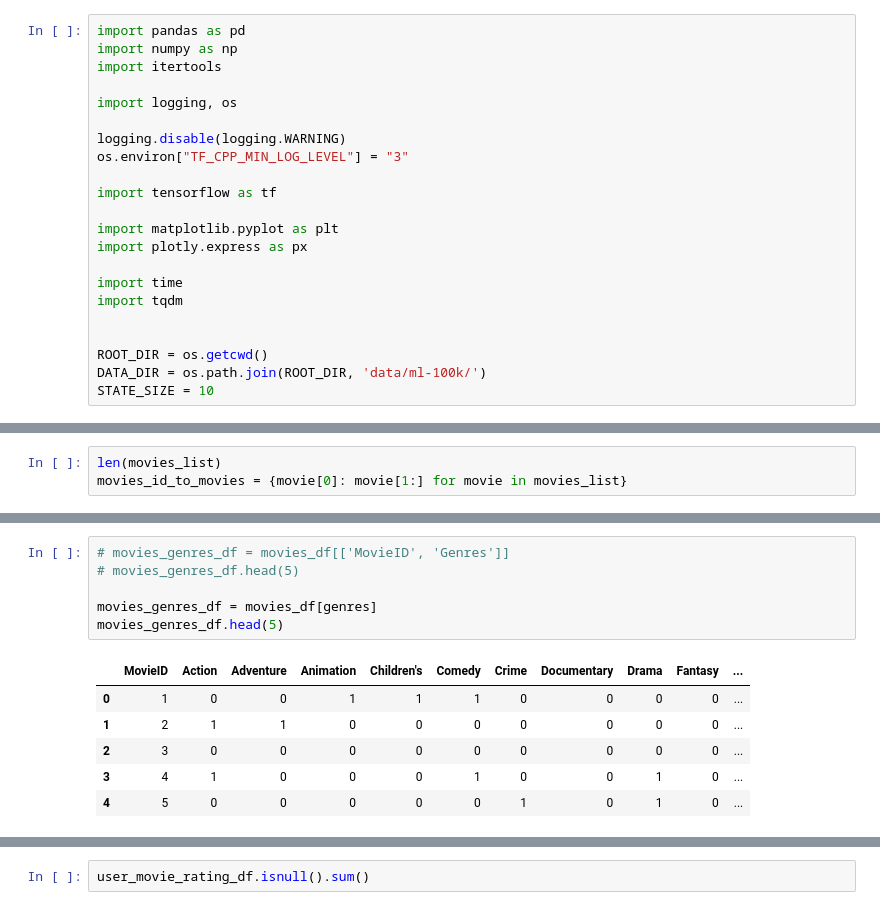
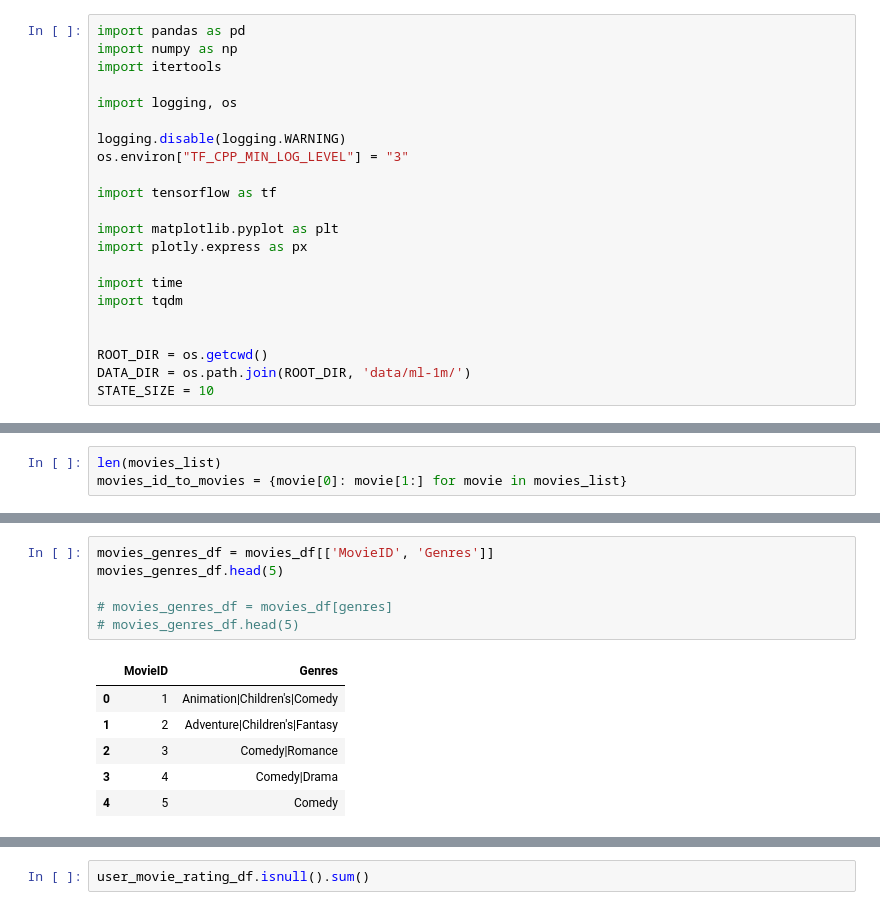
Before and after one commit to luanagbmartins/dlr-recsys, a Jupyter notebook: embed_ids.ipynb, the cells around one changed output, grey strips where cells are left out. Saved outputs shown, nothing was run; the diff lists cells and outputs as text.

```diff
--- a/embed_ids.ipynb
+++ b/embed_ids.ipynb
@@ -20,7 +20,7 @@ import tqdm
 
 
 ROOT_DIR = os.getcwd()
-DATA_DIR = os.path.join(ROOT_DIR, 'data/ml-100k/')
+DATA_DIR = os.path.join(ROOT_DIR, 'data/ml-1m/')
 STATE_SIZE = 10
 # %%
 #Loading datasets
@@ -150,14 +149,14 @@ genres = [
 # %%
-# movies_genres_df = movies_df[['MovieID', 'Genres']]
+movies_genres_df = movies_df[['MovieID', 'Genres']]
+movies_genres_df.head(5)
+
+# movies_genres_df = movies_df[genres]
 # movies_genres_df.head(5)
-
-movies_genres_df = movies_df[genres]
-movies_genres_df.head(5)
 # %% [output]
-|  | MovieID | Action | Adventure | Animation | Children's | Comedy | Crime | Documentary | Drama | Fantasy | ... |
-| 0 | 1 | 0 | 0 | 1 | 1 | 1 | 0 | 0 | 0 | 0 | ... |
-| 1 | 2 | 1 | 1 | 0 | 0 | 0 | 0 | 0 | 0 | 0 | ... |
-| 2 | 3 | 0 | 0 | 0 | 0 | 0 | 0 | 0 | 0 | 0 | ... |
-| 3 | 4 | 1 | 0 | 0 | 0 | 1 | 0 | 0 | 1 | 0 | ... |
-| 4 | 5 | 0 | 0 | 0 | 0 | 0 | 1 | 0 | 1 | 0 | ... |
+|  | MovieID | Genres |
+| 0 | 1 | Animation|Children's|Comedy |
+| 1 | 2 | Adventure|Children's|Fantasy |
+| 2 | 3 | Comedy|Romance |
+| 3 | 4 | Comedy|Drama |
+| 4 | 5 | Comedy |
 # %%
```
Also changed, not shown: parts of 18 cells of this notebook, 20 other files.
